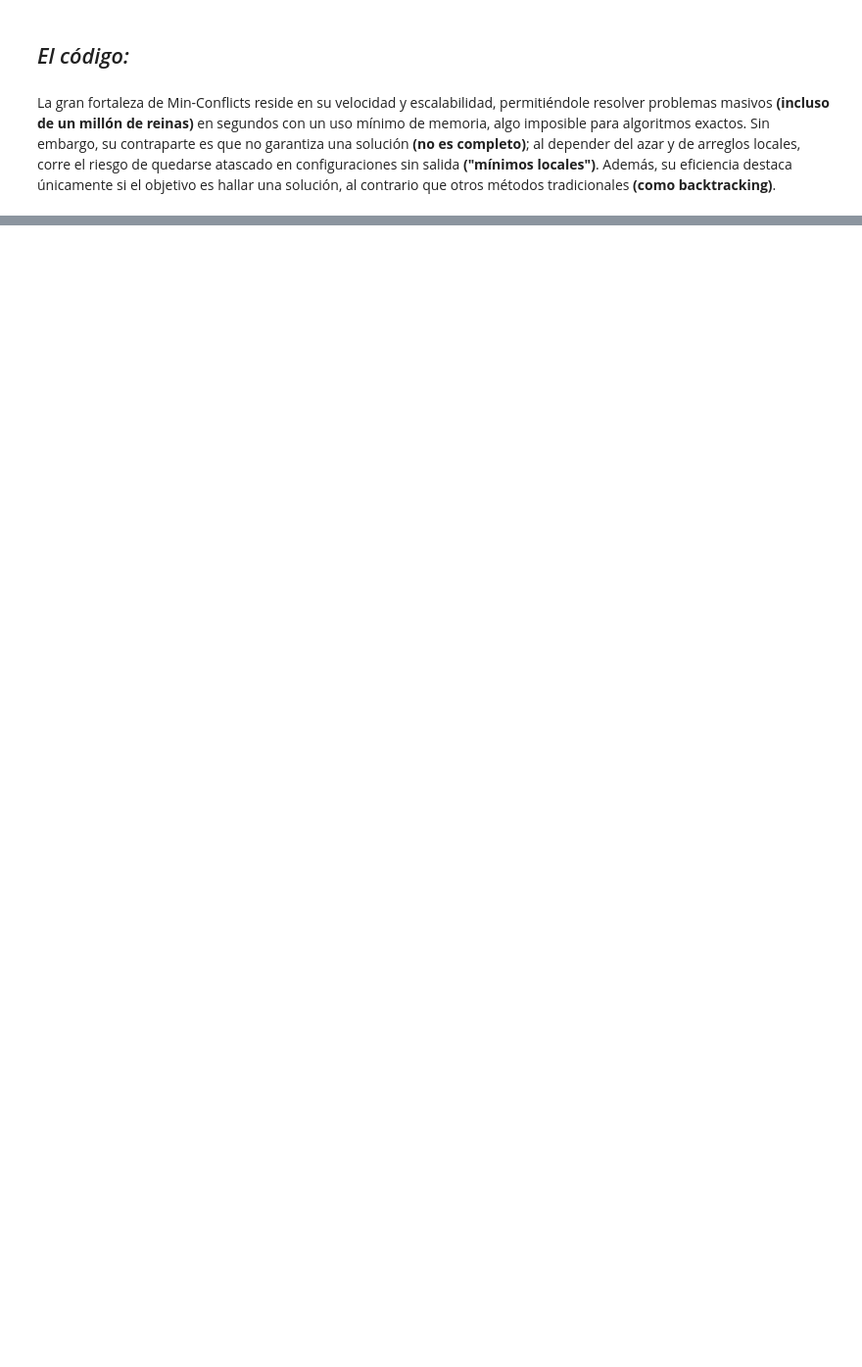
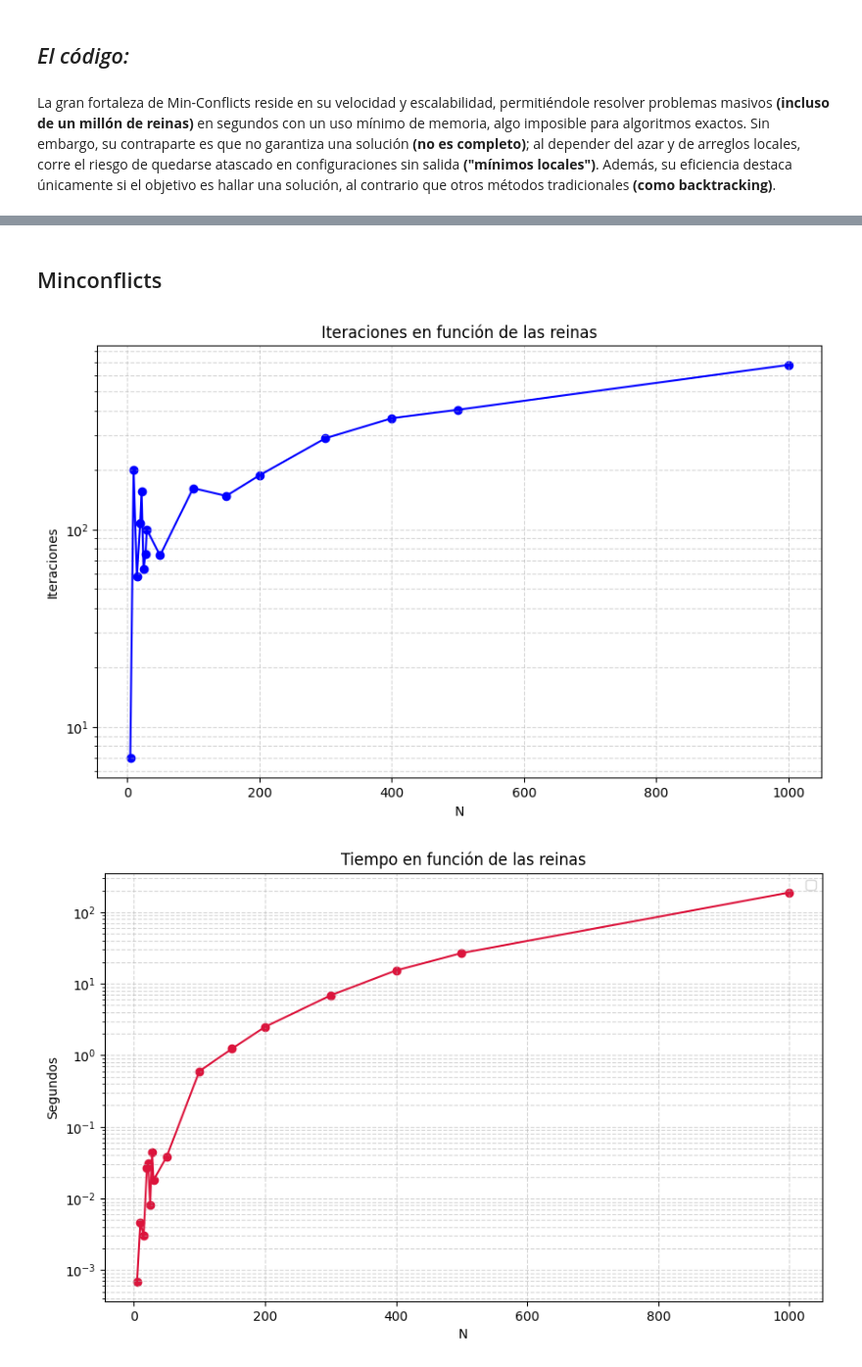
Before and after one commit to ajkooo/n_queens_proyecto, a Jupyter notebook: cuaderno.ipynb, the cells around one changed output, grey strips where cells are left out. Shown: that part at 98% size. Drawn from its saved outputs; the diff is of its cells as text; code cells hidden in the pictures; blank space fills up the shorter version.

```diff
--- a/cuaderno.ipynb
+++ b/cuaderno.ipynb
@@ -425,0 +1005,36 @@ La elección del algoritmo depende del objetivo:
+# %% [markdown]
+## Minconflicts
+# %%
+import matplotlib.pyplot as plt
+
+n=[5,10,15,20,22,25,28,30,50,100,150,200,300,400,500,1000]
+segundos=[0.00069,0.0046,0.003,0.0267,0.0312,0.0081,0.0447,0.018,0.038,0.6,1.24,2.49,6.86,15.34,26.78,188]
+iteraciones=[7,200,58,108,156,63,75,100,74,162,148,188,290,366,404,682]
+# GRAFICA 2: iteraciones
+plt.figure(figsize=(10, 6))
+plt.plot(n, iteraciones, color='blue')
+plt.scatter(n, iteraciones, color='blue')
+plt.yscale('log')
+plt.title("Iteraciones en función de las reinas")
+plt.xlabel("N")
+plt.ylabel("Iteraciones")
+
+plt.grid(True, which="both", ls="--", alpha=0.5)
+plt.show()
+
+# GRAFICA 2: Segundos
+plt.figure(figsize=(10, 6))
+plt.plot(n, segundos, color='crimson')
+plt.scatter(n,segundos, color="crimson")
+plt.yscale('log')
+plt.title("Tiempo en función de las reinas")
+plt.xlabel("N")
+plt.ylabel("Segundos")
+plt.grid(True, which="both", ls="--", alpha=0.5)
+
+
+plt.legend()
+plt.show()
+# %% [output]
+[figure, added]
+[figure, added]
```
Also changed, not shown: parts of 76 cells of this notebook.
